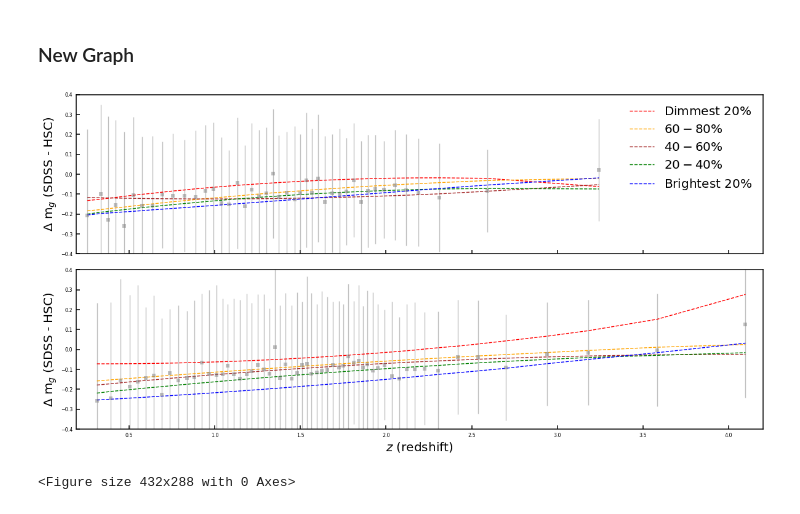
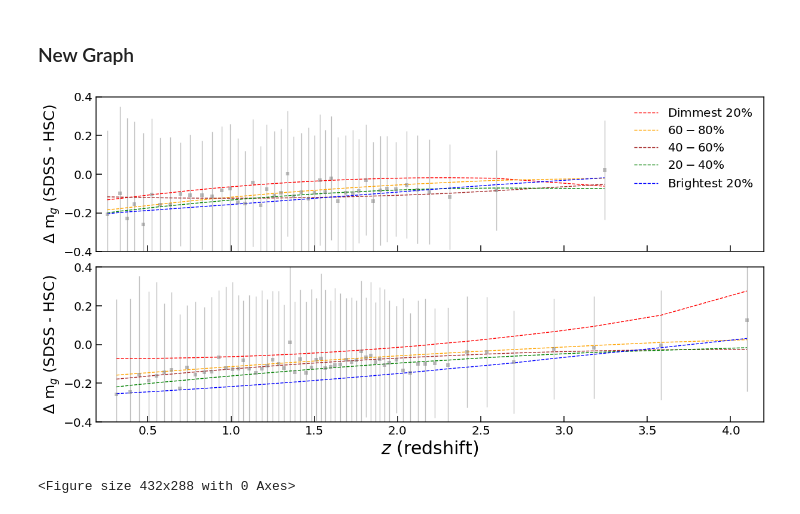
Before and after one commit to openhearted99/AGN_variability_project, a Jupyter notebook: Examination of the relationship between AGN luminosity and redshift.ipynb, the cells around one changed output. Cells and saved outputs as stored; diff of their text form; code cells hidden in the pictures.

Commit message:
Finalizing plots, for real this time

```diff
--- a/Examination of the relationship between AGN luminosity and redshift.ipynb
+++ b/Examination of the relationship between AGN luminosity and redshift.ipynb
@@ -1192,40 +1196,40 @@ with plt.style.context('seaborn-paper'):
     fig.subplots_adjust(hspace=.1)
 
     axis1 = plt.subplot(211)
-    axis1.tick_params(direction='in', length=6, width=1.5)
+    axis1.tick_params(direction='in', length=10, width=1.5, labelsize=20)
     axis1.spines['top'].set_linewidth(1.5)
     axis1.spines['right'].set_linewidth(1.5)
     axis1.spines['bottom'].set_linewidth(1.5)
     axis1.spines['left'].set_linewidth(1.5)
     plt.setp(axis1.get_xticklabels(), visible=False)
     plt.errorbar(res_delta_band_and_redshift_all[:,1], res_delta_band_and_redshift_all[:,0], yerr=res_delta_std_all[:,0], color='grey', fmt='s', alpha=.5)
     plt.plot(res_delta_band_and_redshift_all[:,1], second_deg_fit_80_100(res_delta_band_and_redshift_80_100[:,1].astype(float)), ls='--', color='red', label='Dimmest $20\%$')
     plt.plot(res_delta_band_and_redshift_all[:,1], second_deg_fit_60_80(res_delta_band_and_redshift_60_80[:,1].astype(float)), ls='--', color='orange', label='$60-80\%$')
     plt.plot(res_delta_band_and_redshift_all[:,1], second_deg_fit_40_60(res_delta_band_and_redshift_40_60[:,1].astype(float)), ls='--', color='brown', label='$40-60\%$')
     plt.plot(res_delta_band_and_redshift_all[:,1], second_deg_fit_20_40(res_delta_band_and_redshift_20_40[:,1].astype(float)), ls='--', color='green', label='$20-40\%$')
     plt.plot(res_delta_band_and_redshift_all[:,1], second_deg_fit_0_20(res_delta_band_and_redshift_0_20[:,1].astype(float)), ls='--', color='blue', label='Brightest $20\%$')
-    plt.ylabel('$\Delta$ m$_g$ (SDSS - HSC)', fontsize= 20)
+    plt.ylabel('$\Delta$ m$_g$ (SDSS - HSC)', fontsize= 25)
     plt.ylim(ylim[0], ylim[1])
     plt.xlim(xlim[0], xlim[1])
     plt.legend(prop={'size':20}, frameon=False)
 
     axis2 = plt.subplot(212, sharex=axis1, sharey=axis1)
-    axis2.tick_params(direction='in', length=6, width=1.5)
+    axis2.tick_params(direction='in', length=10, width=1.5, labelsize=20)
     axis2.spines['top'].set_linewidth(1.5)
     axis2.spines['right'].set_linewidth(1.5)
     axis2.spines['bottom'].set_linewidth(1.5)
     axis2.spines['left'].set_linewidth(1.5)
     plt.errorbar(res_delta_band_and_redshift_all_old[:,1], res_delta_band_and_redshift_all_old[:,0], yerr=res_delta_std_all_old[:,0], color='grey', fmt='s', alpha=.5)
     plt.plot(res_delta_band_and_redshift_all_old[:,1], second_deg_fit_80_100_old(res_delta_band_and_redshift_80_100_old[:,1].astype(float)), ls='--', color='red', label='Dimmest $20\%$')
     plt.plot(res_delta_band_and_redshift_all_old[:,1], second_deg_fit_60_80_old(res_delta_band_and_redshift_60_80_old[:,1].astype(float)), ls='--', color='orange', label='$60-80\%$')
     plt.plot(res_delta_band_and_redshift_all_old[:,1], second_deg_fit_40_60_old(res_delta_band_and_redshift_40_60_old[:,1].astype(float)), ls='--', color='brown', label='$40-60\%$')
     plt.plot(res_delta_band_and_redshift_all_old[:,1], second_deg_fit_20_40_old(res_delta_band_and_redshift_20_40_old[:,1].astype(float)), ls='--', color='green', label='$20-40\%$')
     plt.plot(res_delta_band_and_redshift_all_old[:,1], second_deg_fit_0_20_old(res_delta_band_and_redshift_0_20_old[:,1].astype(float)), ls='--', color='blue', label='Brightest $20\%$')
-    plt.ylabel('$\Delta$ m$_g$ (SDSS - HSC)', fontsize = 20)
-    plt.xlabel('$z$ (redshift)', fontsize = 20)
+    plt.ylabel('$\Delta$ m$_g$ (SDSS - HSC)', fontsize = 25)
+    plt.xlabel('$z$ (redshift)', fontsize = 30)
 plt.show()
 plt.savefig('Figure 1.pdf', bbox_inches='tight')
 plt.savefig('Figure 1.png', bbox_inches='tight')
 # %% [output]
-[figure, old version]
+[figure, new version]
 <Figure size 432x288 with 0 Axes>
```
Also changed, not shown: parts of 3 cells of this notebook, 6 other files.
